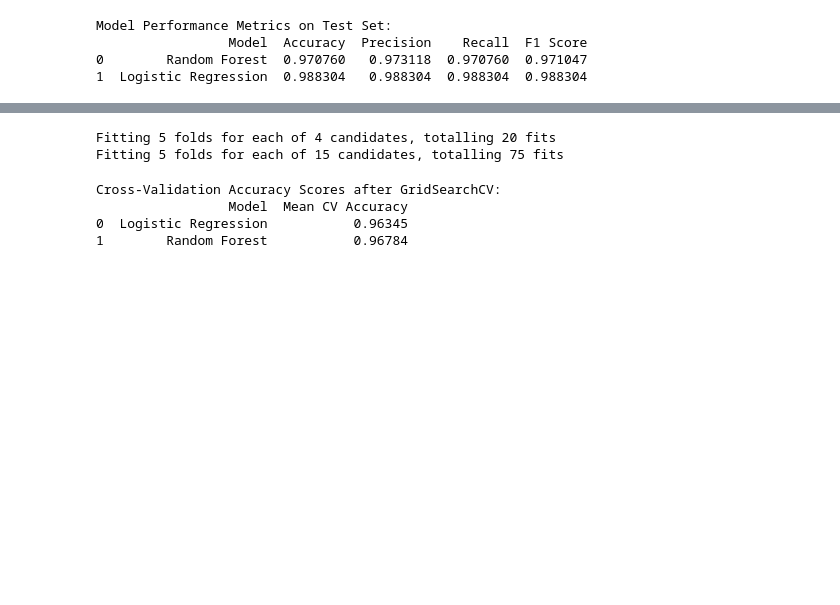
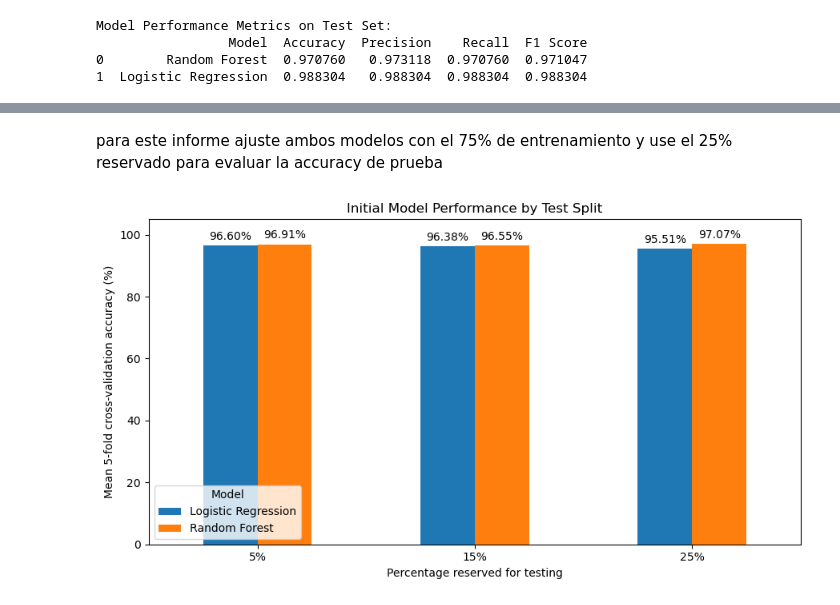
Before and after one commit to 2026491-max/Machine-Learning, a Jupyter notebook: Machine_Learning.ipynb, the cells around one changed output, grey strips where cells are left out. Saved outputs shown, nothing was run; the diff lists cells and outputs as text; code cells hidden in the pictures; blank space fills up the shorter version.

Commit message:
daily updating
gridSearch cv

```diff
--- a/Machine_Learning.ipynb
+++ b/Machine_Learning.ipynb
@@ -901,3 +885,23 @@ Model Performance Metrics on Test Set:
                  Model  Accuracy  Precision  Recall  F1 Score
 0        Random Forest       1.0        1.0     1.0       1.0
 1  Logistic Regression       1.0        1.0     1.0       1.0
+# %%
+models = {"Random Forest": RandomForestClassifier(n_estimators=100, random_state=42),
+        "Logistic Regression": LogisticRegression(max_iter=1000),
+}
+cv_results= []
+for test_size in [0.05, 0.15, 0.25]:
+    X_train_cv, _,y_train_cv, _ = train_test_split(X, y, test_size = test_size, random_state = 5)
+
+    for name, model in models.items():
+        cv_scores = cross_val_score(
+            model, X_train_cv, y_train_cv, cv=5, scoring = "accuracy")
+        cv_results.append({
+            "test Split":f"{test_size:.0%}",
+            "Model":name,
+            "Mean CV Accuracy (%)": round(cv_scores.mean() * 100, 2),
+            "CV Accuracy Std (pp)": round(cv_scores.std()* 100, 2),
+        })
+
+cv_by_split_df = pd.DataFrame(cv_results)
+cv_by_split_df
@@ -1041,24 +1074,24 @@ Model Performance Metrics on Test Set after GridSearchCV:
-# %%
-# Cross-validation for accuracy on the full dataset using best models
-cv_results = []
-for name, classifier in classifiers.items():
-    # Get the best model from GridSearchCV
-    grid_search = GridSearchCV(estimator=classifier, param_grid=param_grids[name], cv=5, n_jobs=-1, verbose=2)
-    grid_search.fit(X_train, y_train)
-    best_model = grid_search.best_estimator_
-
-    cv_scores = cross_val_score(best_model, X, y, cv=5, scoring='accuracy')
-    cv_results.append([name, cv_scores.mean()])
-# %% [output]
-Fitting 5 folds for each of 4 candidates, totalling 20 fits
-Fitting 5 folds for each of 15 candidates, totalling 75 fits
-# %%
-# Display cross-validation results
-cv_results_df = pd.DataFrame(cv_results, columns=["Model", "Mean CV Accuracy"])
-print("\nCross-Validation Accuracy Scores after GridSearchCV:")
-print(cv_results_df)
-# %% [output]
-Cross-Validation Accuracy Scores after GridSearchCV:
-                 Model  Mean CV Accuracy
-0  Logistic Regression           0.96345
-1        Random Forest           0.96784
+# %% [markdown]
+para este informe ajuste ambos modelos con el 75% de entrenamiento y use el 25% reservado para evaluar la accuracy de prueba
+# %%
+import matplotlib.pyplot as plt #prompt
+
+initial_accuracy = cv_by_split_df.pivot(
+    index="test Split",
+    columns="Model",
+    values="Mean CV Accuracy (%)",
+).reindex(["5%", "15%", "25%"])
+
+ax = initial_accuracy.plot(kind="bar", figsize=(9, 5), rot=0)
+ax.set_title("Initial Model Performance by Test Split")
+ax.set_xlabel("Percentage reserved for testing")
+ax.set_ylabel("Mean 5-fold cross-validation accuracy (%)")
+ax.set_ylim(0, 105)
+
+for bars in ax.containers:
+    ax.bar_label(bars, fmt="%.2f%%", padding=3)
+
+plt.tight_layout()
+plt.show()
+# %% [output]
+[figure, added]
```
Also changed, not shown: parts of 16 cells of this notebook, 1 other file.
